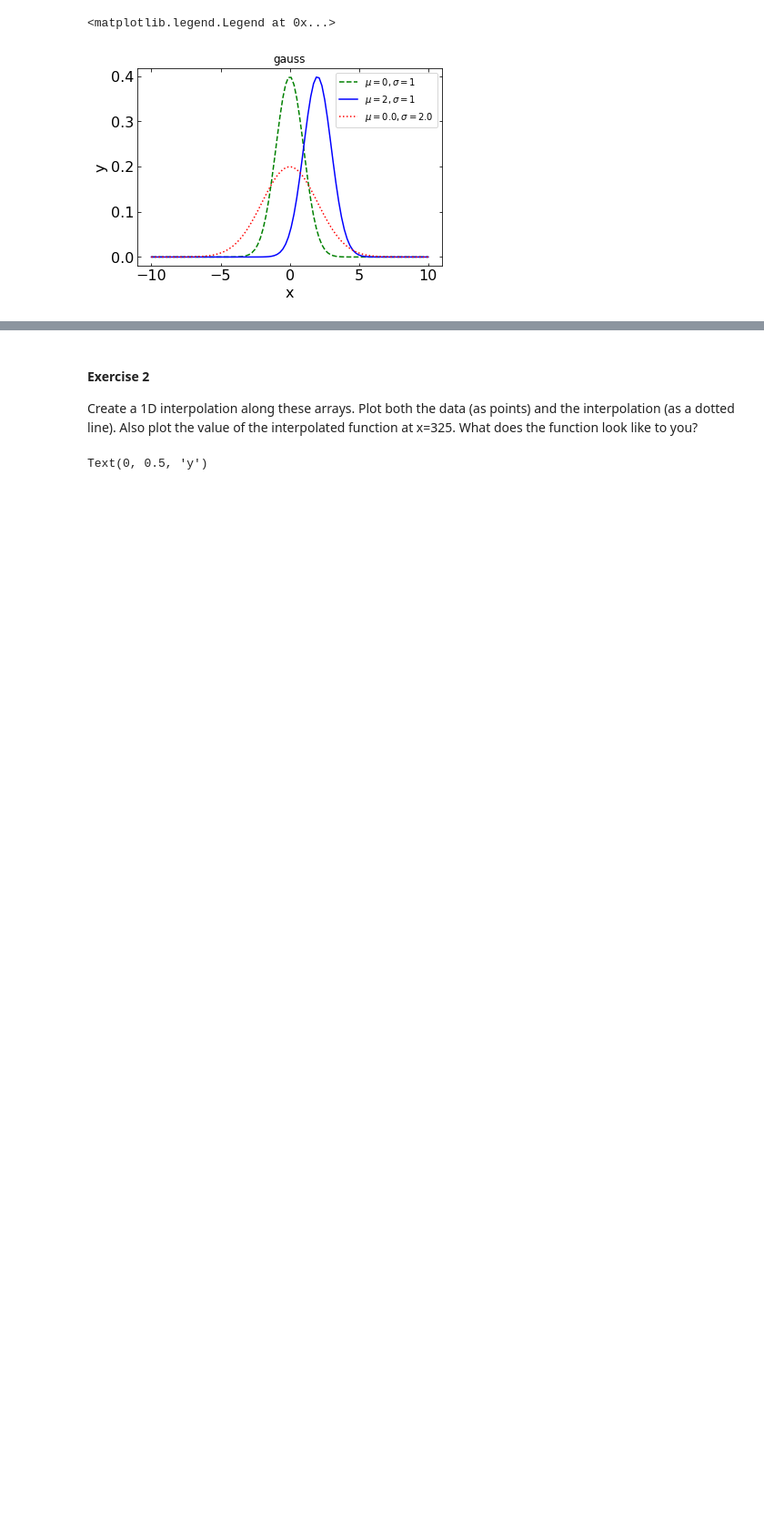
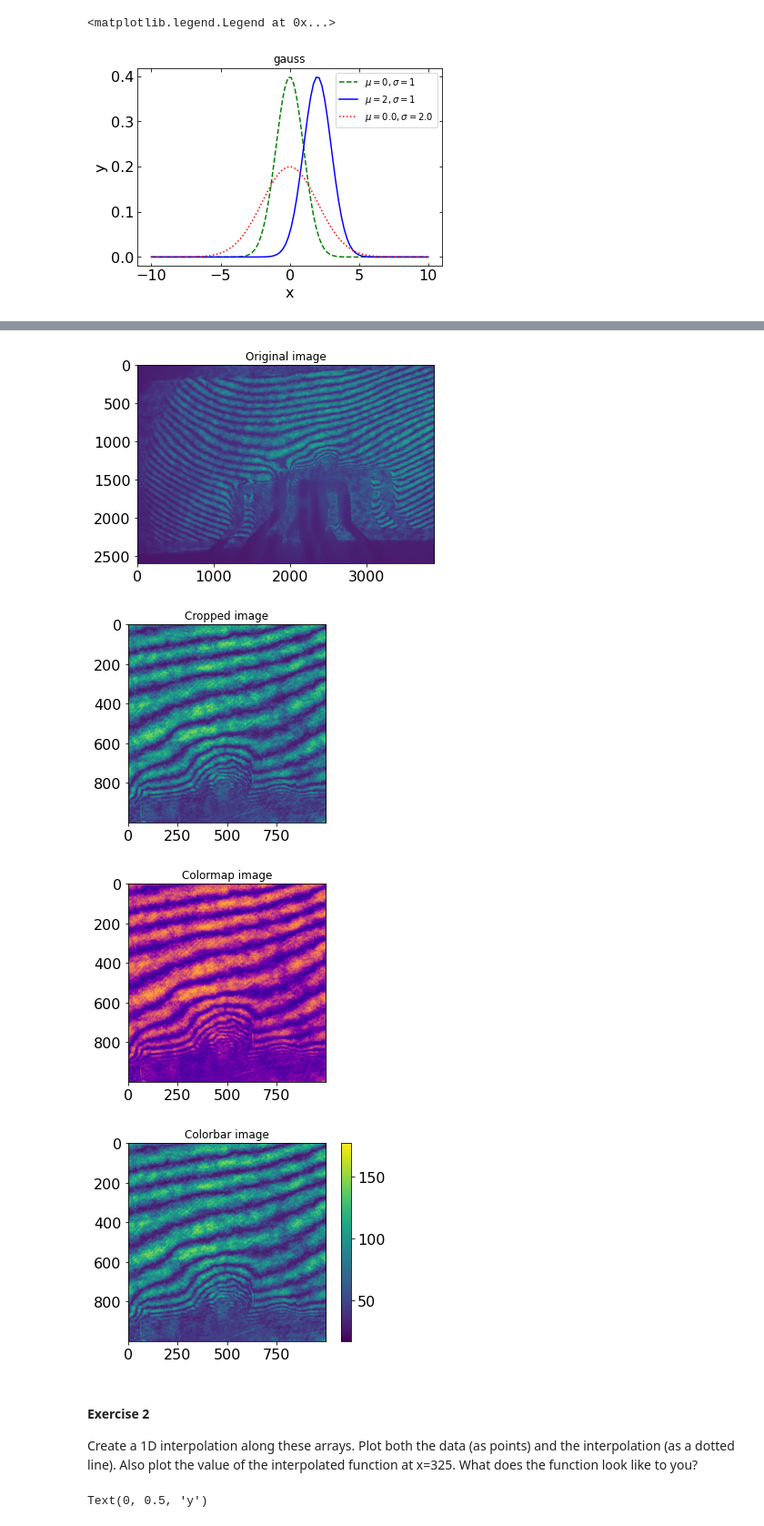
Before and after one commit to hrhasson/python-crash-course, a Jupyter notebook: Intro_to_python/solutions/Exercises_with_solutions.ipynb, the cells around one changed output, grey strips where cells are left out. Shown at 91% size. Cells and saved outputs as stored; diff of their text form; code cells hidden in the pictures; blank space fills up the shorter version.

```diff
--- a/Intro_to_python/solutions/Exercises_with_solutions.ipynb
+++ b/Intro_to_python/solutions/Exercises_with_solutions.ipynb
@@ -231,3 +239,38 @@ plt.legend(fontsize=16, loc='best')
+# %%
+# your solution here
+
+import cv2
+
+img = cv2.imread('interferometer.jpg', 0)
+
+plt.imshow(img)
+plt.title("Original image")
+plt.show()
+
+#A
+
+crop = img[500:1500,2000:3000]
+plt.imshow(crop)
+plt.title("Cropped image")
+plt.show()
+
+#B
+
+plt.imshow(crop, cmap="plasma")
+plt.title("Colormap image")
+plt.show()
+
+#C
+
+plt.imshow(crop)
+plt.colorbar()
+plt.title("Colorbar image")
+plt.show()
+# %% [output]
+[figure, added]
+[figure, added]
+[figure, added]
+[figure, added]
 # %% [markdown]
 #### Exercise 2
 
```
Also changed, not shown: parts of 5 cells of this notebook, 1 other file.
